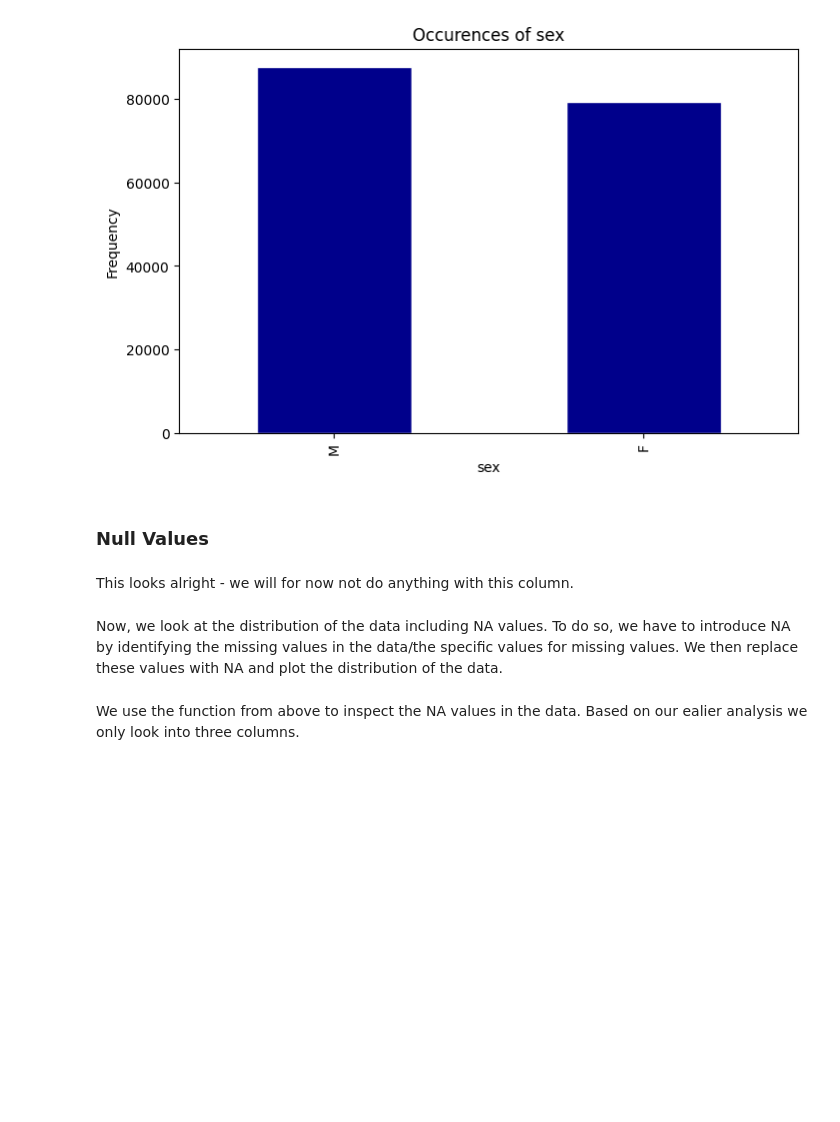
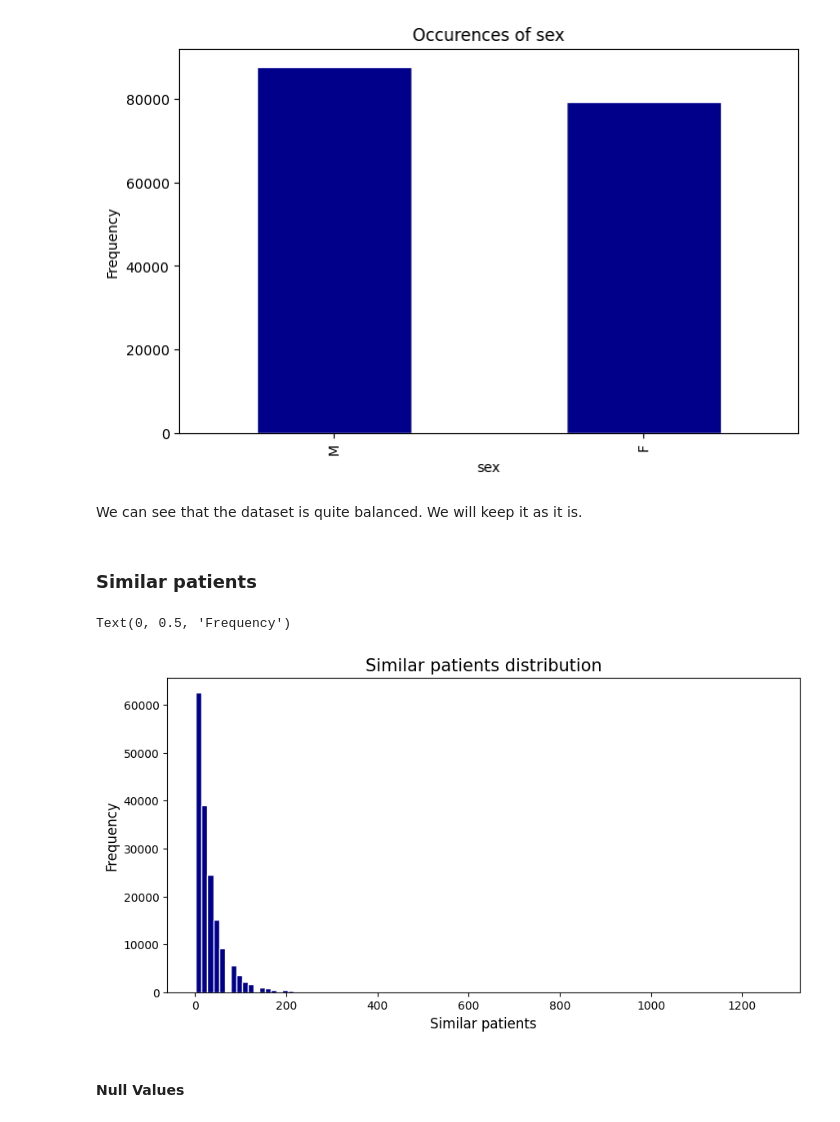
Before and after one commit to MisterXY89/chat-doc, a Jupyter notebook: chat_doc/dataset_generation/pmc_data_exploration.ipynb, the cells around one changed output. Drawn from its saved outputs; the diff is of its cells as text; code cells hidden in the pictures; blank space fills up the shorter version.

```diff
--- a/chat_doc/dataset_generation/pmc_data_exploration.ipynb
+++ b/chat_doc/dataset_generation/pmc_data_exploration.ipynb
@@ -176,9 +176,28 @@ df.sex.value_counts().to_frame().plot.bar(
 # %% [output]
 <Axes: title={'center': 'Occurences of sex'}, xlabel='sex', ylabel='Frequency'>
 [figure]
+# %% [markdown]
+We can see that the dataset is quite balanced. We will keep it as it is.
+# %% [markdown]
+### Similar patients
+# %%
+# with this we can see that there are some patients that have no similar patients
+df.similar_patients = df.similar_patients.apply(lambda x: len(x)).astype(int)
+# %%
+df.similar_patients.hist(
+    bins=100,
+    figsize=(10, 5),
+    grid=False,
+    color="darkblue",
+    edgecolor="white",
+    linewidth=1.0,
+    xlabelsize=10,
+)
+plt.title("Similar patients distribution", fontsize=15)
+plt.xlabel("Similar patients", fontsize=12)
+plt.ylabel("Frequency",fontsize=12)
+# %% [output]
+Text(0, 0.5, 'Frequency')
+[figure, added]
 # %% [markdown]
-### Null Values
+#### Null Values
-# %% [markdown]
-This looks alright - we will for now not do anything with this column.
-# %% [markdown]
-Now, we look at the distribution of the data including NA values. To do so, we have to introduce NA by identifying the missing values in the data/the specific values for missing values. We then replace these values with NA and plot the distribution of the data.
@@ -201,2 +203,0 @@ def na_inspect(df_):
-# %% [markdown]
-We use the function from above to inspect the NA values in the data. Based on our ealier analysis we only look into three columns.
```
Also changed, not shown: parts of 24 cells of this notebook.
